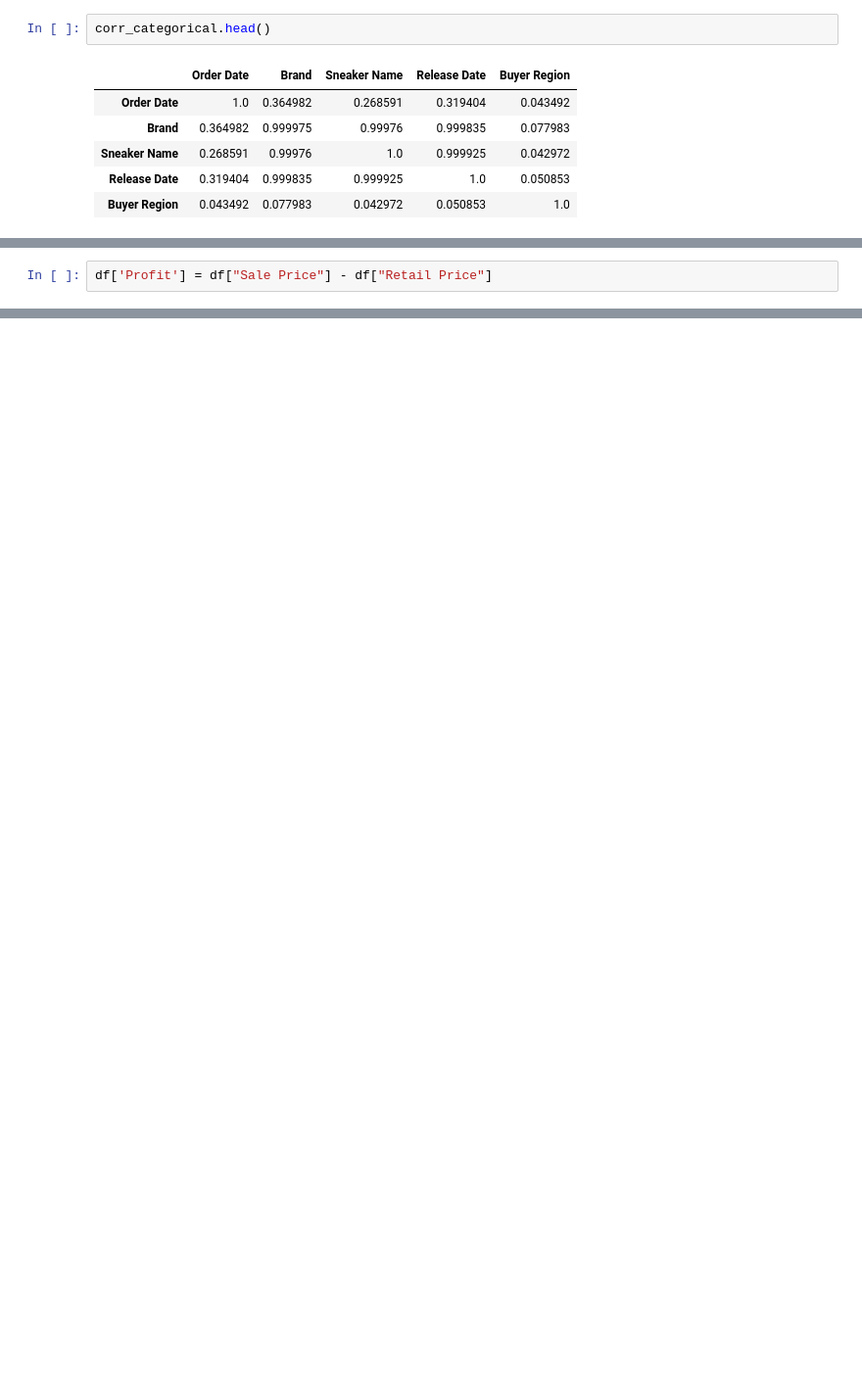
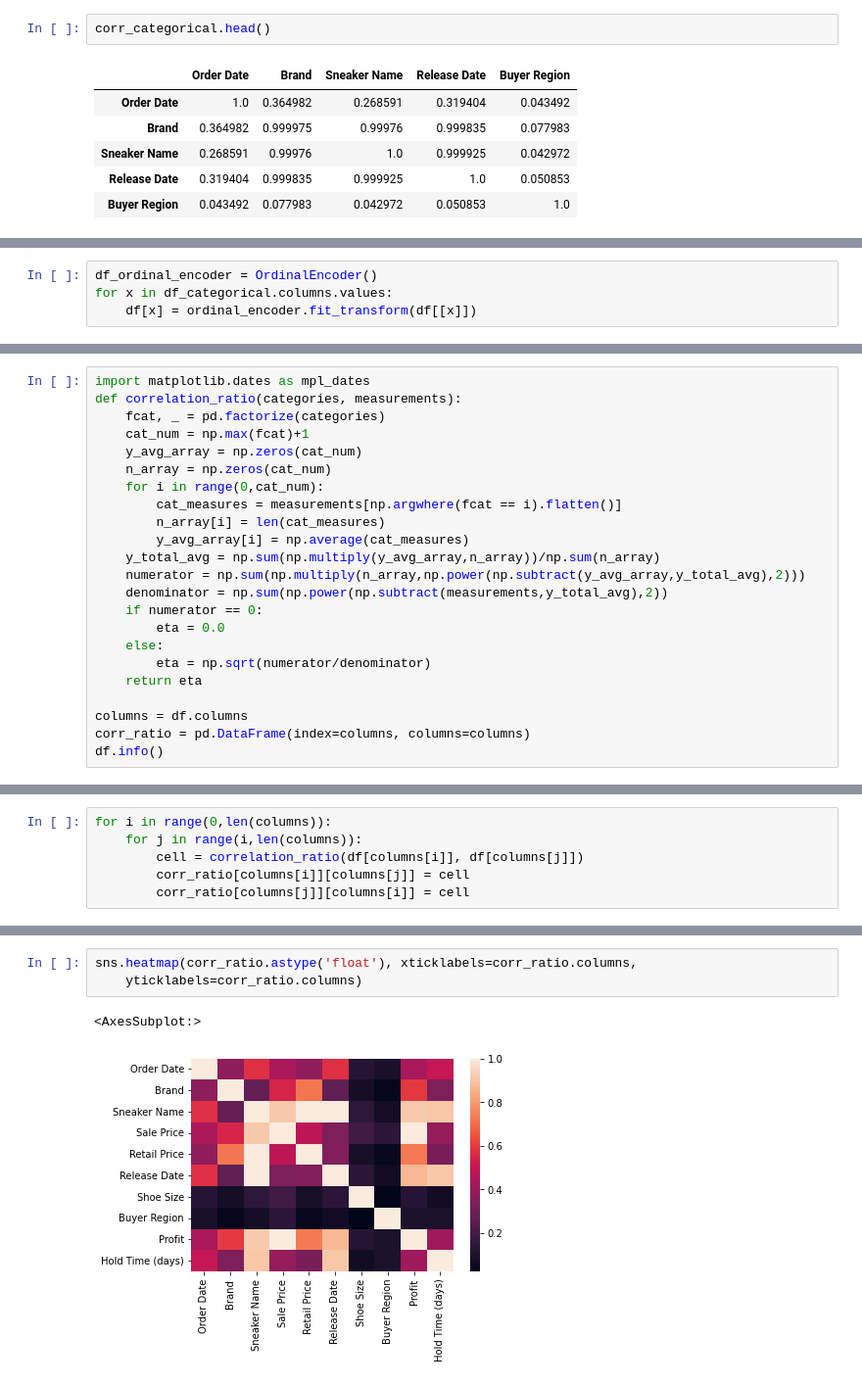
Before and after one commit to julienbaron/StockX-Sneaker-Data-Contest, a Jupyter notebook: StockX-Sneaker-Data-Contest.ipynb, the cells around one changed output, grey strips where cells are left out. Shown at 98% size. Cells and saved outputs as stored; diff of their text form; blank space fills up the shorter version.

Commit message:
combination of categorical and numerical values

```diff
--- a/StockX-Sneaker-Data-Contest.ipynb
+++ b/StockX-Sneaker-Data-Contest.ipynb
@@ -219,2 +249,6 @@ df['Retail Price'] = df['Retail Price'].map(lambda x: x[1:].replace(',', '')).as
+# %%
+df_ordinal_encoder = OrdinalEncoder()
+for x in df_categorical.columns.values:
+    df[x] = ordinal_encoder.fit_transform(df[[x]])
 # %%
 df.head()
@@ -244,2 +262,23 @@ sns.displot(data=df, x="Shoe Size", kde=True)
-# %%
-df['Profit'] = df["Sale Price"] - df["Retail Price"]
+# %%
+import matplotlib.dates as mpl_dates
+def correlation_ratio(categories, measurements):
+    fcat, _ = pd.factorize(categories)
+    cat_num = np.max(fcat)+1
+    y_avg_array = np.zeros(cat_num)
+    n_array = np.zeros(cat_num)
+    for i in range(0,cat_num):
+        cat_measures = measurements[np.argwhere(fcat == i).flatten()]
+        n_array[i] = len(cat_measures)
+        y_avg_array[i] = np.average(cat_measures)
+    y_total_avg = np.sum(np.multiply(y_avg_array,n_array))/np.sum(n_array)
+    numerator = np.sum(np.multiply(n_array,np.power(np.subtract(y_avg_array,y_total_avg),2)))
+    denominator = np.sum(np.power(np.subtract(measurements,y_total_avg),2))
+    if numerator == 0:
+        eta = 0.0
+    else:
+        eta = np.sqrt(numerator/denominator)
+    return eta
+
+columns = df.columns
+corr_ratio = pd.DataFrame(index=columns, columns=columns)
+df.info()
@@ -245,0 +303,6 @@ df['Profit'] = df["Sale Price"] - df["Retail Price"]
+# %%
+for i in range(0,len(columns)):
+    for j in range(i,len(columns)):
+        cell = correlation_ratio(df[columns[i]], df[columns[j]])
+        corr_ratio[columns[i]][columns[j]] = cell
+        corr_ratio[columns[j]][columns[i]] = cell
@@ -245,0 +332,6 @@ df['Profit'] = df["Sale Price"] - df["Retail Price"]
+# %%
+sns.heatmap(corr_ratio.astype('float'), xticklabels=corr_ratio.columns,
+    yticklabels=corr_ratio.columns)
+# %% [output]
+<AxesSubplot:>
+[figure, added]
```
Also changed, not shown: parts of 35 cells of this notebook.
